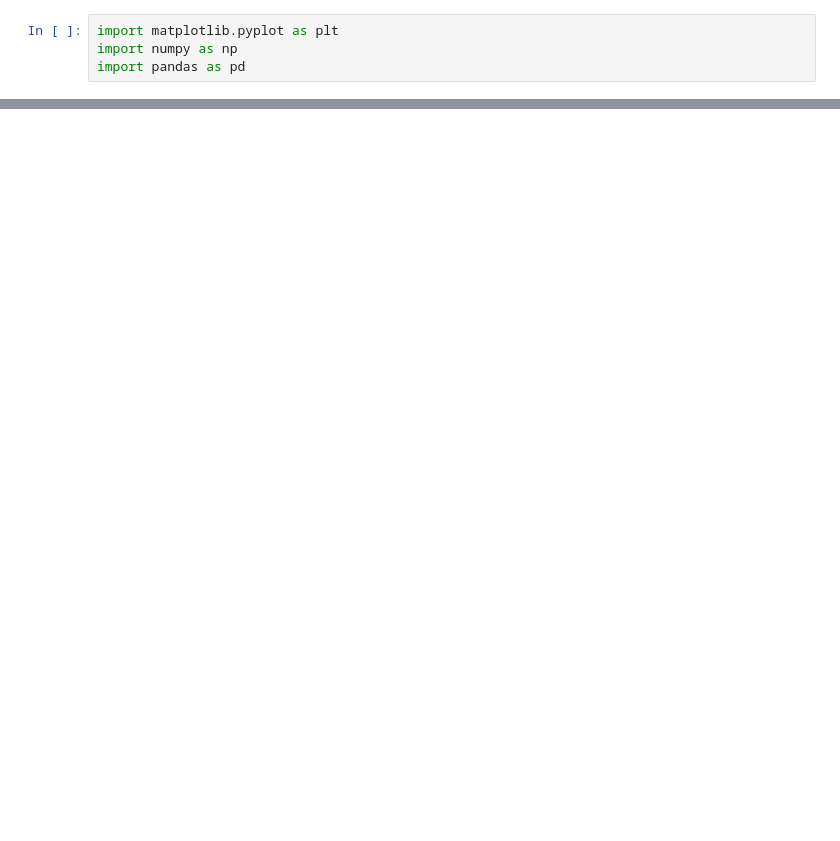
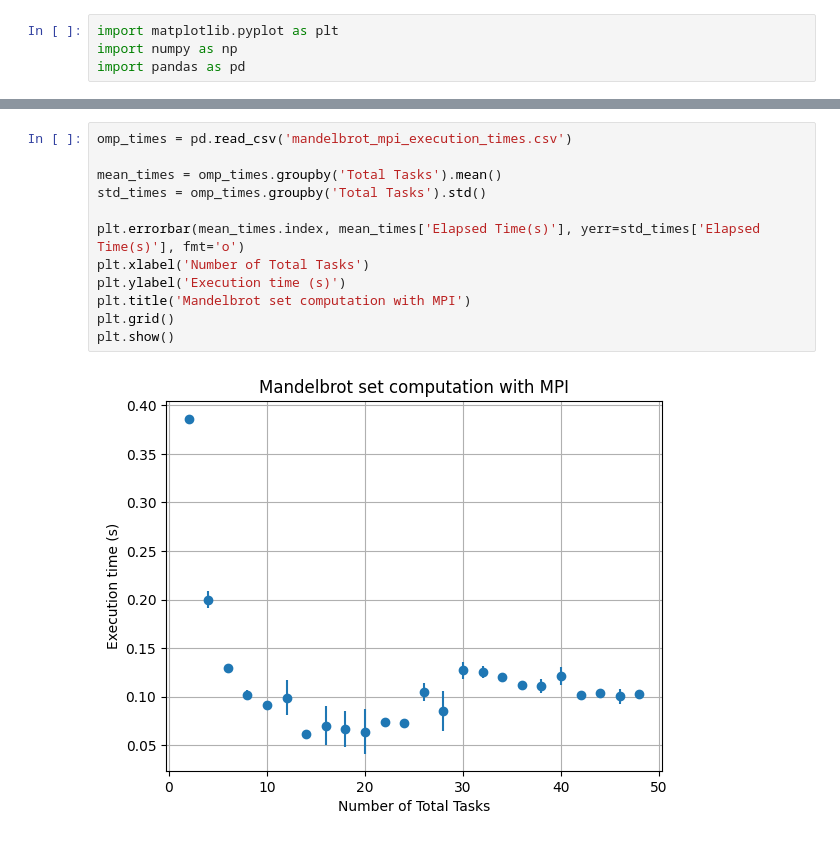
Before and after one commit to mzampar/High_Performance_Computing_2023, a Jupyter notebook: Excercise_2/Ex3/results/analysis.ipynb, the cells around one changed output, grey strips where cells are left out. Cells and saved outputs as stored; diff of their text form; blank space fills up the shorter version.

```diff
--- a/Excercise_2/Ex3/results/analysis.ipynb
+++ b/Excercise_2/Ex3/results/analysis.ipynb
@@ -18,0 +19,14 @@ plt.show()
+# %%
+omp_times = pd.read_csv('mandelbrot_mpi_execution_times.csv')
+
+mean_times = omp_times.groupby('Total Tasks').mean()
+std_times = omp_times.groupby('Total Tasks').std()
+
+plt.errorbar(mean_times.index, mean_times['Elapsed Time(s)'], yerr=std_times['Elapsed Time(s)'], fmt='o')
+plt.xlabel('Number of Total Tasks')
+plt.ylabel('Execution time (s)')
+plt.title('Mandelbrot set computation with MPI')
+plt.grid()
+plt.show()
+# %% [output]
+[figure, added]
```
Also changed, not shown: parts of 1 cell of this notebook, 7 other files.
